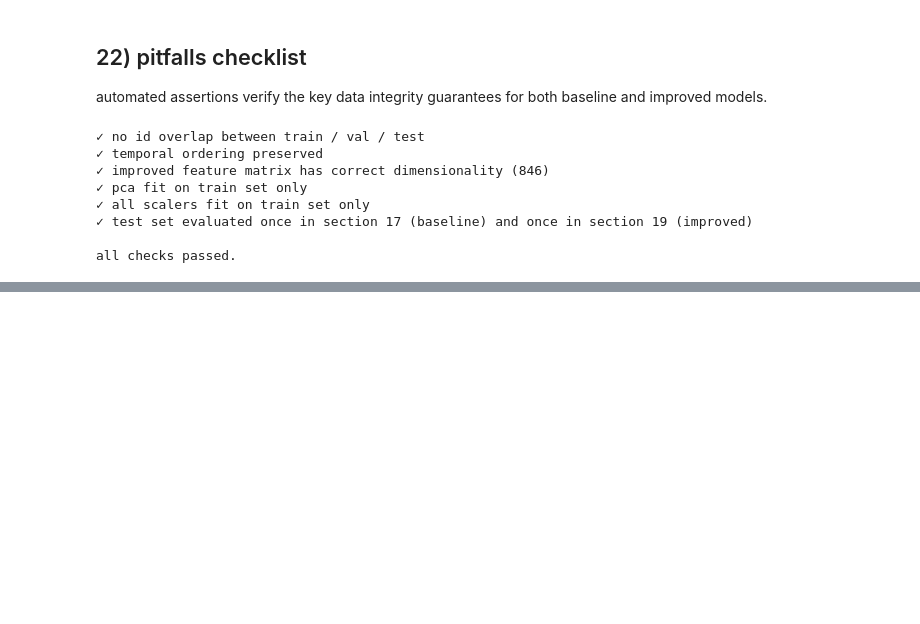
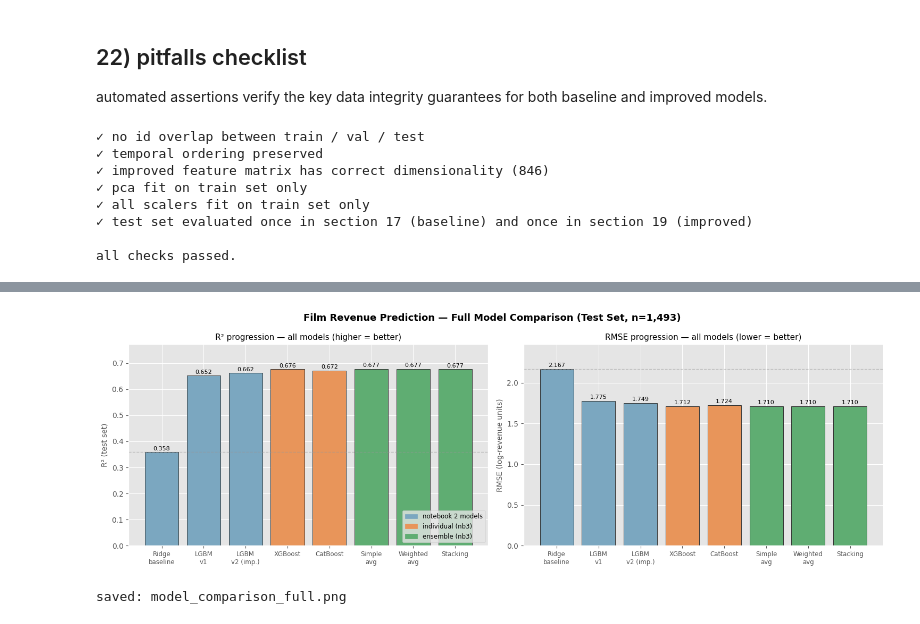
Before and after one commit to oliespineira/ML-project, a Jupyter notebook: notebook.ipynb, the cells around one changed output, grey strips where cells are left out. Cells and saved outputs as stored; diff of their text form; code cells hidden in the pictures; blank space fills up the shorter version.

```diff
--- a/notebook.ipynb
+++ b/notebook.ipynb
@@ -2236,0 +3282,51 @@ all checks passed.
+# %%
+# Visual progression chart: R² and RMSE across all 8 models.
+from matplotlib.patches import Patch
+
+short_names = [
+    "Ridge\nbaseline", "LGBM\nv1", "LGBM\nv2 (imp.)",
+    "XGBoost", "CatBoost",
+    "Simple\navg", "Weighted\navg", "Stacking"
+]
+r2_vals   = [v["r2"]   for v in all_results.values()]
+rmse_vals = [v["rmse"] for v in all_results.values()]
+colors = ["#7BA7C0"]*3 + ["#E8955A"]*2 + ["#5FAD72"]*3
+
+fig, axes = plt.subplots(1, 2, figsize=(15, 5))
+
+bars1 = axes[0].bar(range(8), r2_vals, color=colors, edgecolor="#333", linewidth=0.7)
+axes[0].set_xticks(range(8))
+axes[0].set_xticklabels(short_names, fontsize=8.5)
+axes[0].set_ylabel("R² (test set)", fontsize=10)
+axes[0].set_title("R² progression — all models (higher = better)", fontsize=11)
+axes[0].set_ylim(0.0, max(r2_vals) * 1.14)
+axes[0].axhline(r2_vals[0], color="#999", lw=1, ls="--", alpha=0.5)
+for bar, val in zip(bars1, r2_vals):
+    axes[0].text(bar.get_x() + bar.get_width()/2, bar.get_height() + 0.003,
+                 f"{val:.3f}", ha="center", va="bottom", fontsize=8)
+axes[0].legend(handles=[
+    Patch(color="#7BA7C0", label="notebook 2 models"),
+    Patch(color="#E8955A", label="individual (nb3)"),
+    Patch(color="#5FAD72", label="ensemble (nb3)"),
+], fontsize=8.5, loc="lower right")
+
+bars2 = axes[1].bar(range(8), rmse_vals, color=colors, edgecolor="#333", linewidth=0.7)
+axes[1].set_xticks(range(8))
+axes[1].set_xticklabels(short_names, fontsize=8.5)
+axes[1].set_ylabel("RMSE (log-revenue units)", fontsize=10)
+axes[1].set_title("RMSE progression — all models (lower = better)", fontsize=11)
+axes[1].set_ylim(0.0, max(rmse_vals) * 1.14)
+axes[1].axhline(rmse_vals[0], color="#999", lw=1, ls="--", alpha=0.5)
+for bar, val in zip(bars2, rmse_vals):
+    axes[1].text(bar.get_x() + bar.get_width()/2, bar.get_height() + 0.01,
+                 f"{val:.3f}", ha="center", va="bottom", fontsize=8)
+
+plt.suptitle("Film Revenue Prediction — Full Model Comparison (Test Set, n=1,493)",
+             fontsize=13, fontweight="bold")
+plt.tight_layout()
+plt.savefig("model_comparison_full.png", dpi=130, bbox_inches="tight")
+plt.show()
+print("saved: model_comparison_full.png")
+# %% [output]
+[figure, added]
+saved: model_comparison_full.png
```
Also changed, not shown: parts of 72 cells of this notebook, 5 other files.
